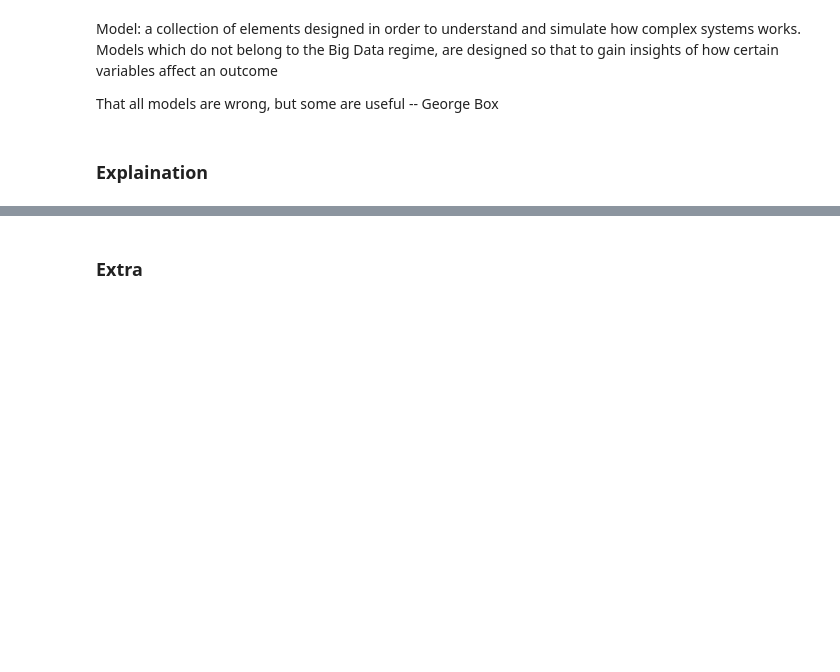
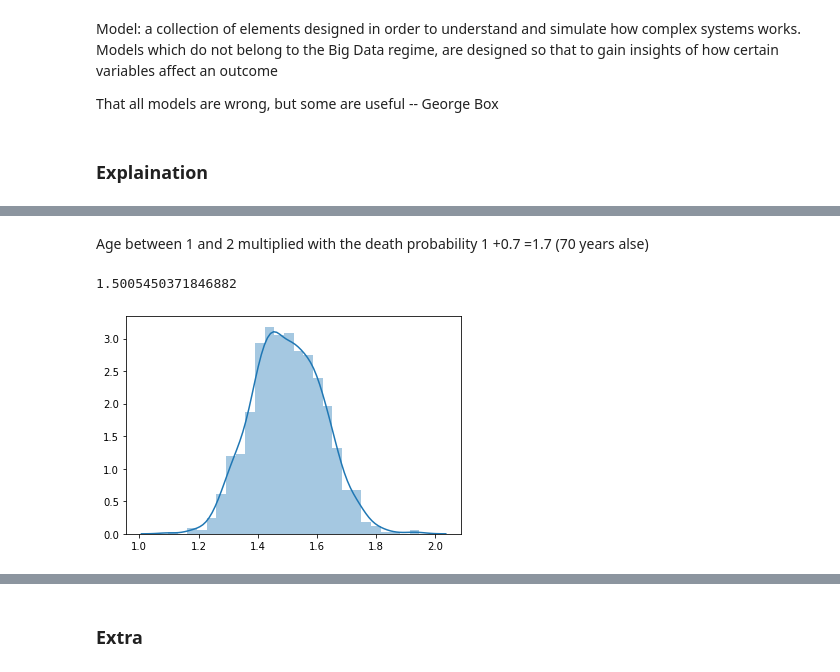
Before and after one commit to pierpaolo28/Epidemics-Modelling, a Jupyter notebook: notebooks/Pupulation.ipynb, the cells around one changed output, grey strips where cells are left out. Cells and saved outputs as stored; diff of their text form; code cells hidden in the pictures; blank space fills up the shorter version.

```diff
--- a/notebooks/Pupulation.ipynb
+++ b/notebooks/Pupulation.ipynb
@@ -35,0 +136,16 @@ import plotly.graph_objects as go
+# %% [markdown]
+Age between 1 and 2 multiplied with the death probability 1 +0.7 =1.7 (70 years alse)
+# %%
+num = []
+for i in range(1000):
+    num.append(min(2, max(1, np.random.normal(1.5, 0.12, 1))))
+
+print(np.mean(num))
+import seaborn as sns
+import matplotlib.pyplot as plt
+
+AA1_plot  = sns.distplot(num, kde=True, rug=False)
+plt.show()
+# %% [output]
+1.5005450371846882
+[figure, added]
```
Also changed, not shown: parts of 23 cells of this notebook, 2 other files.
